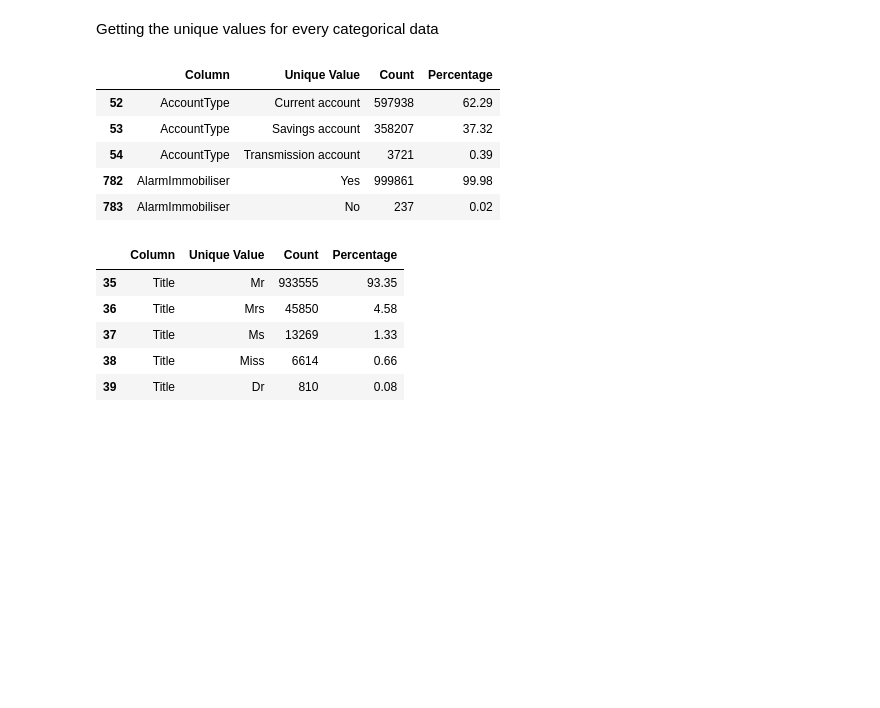
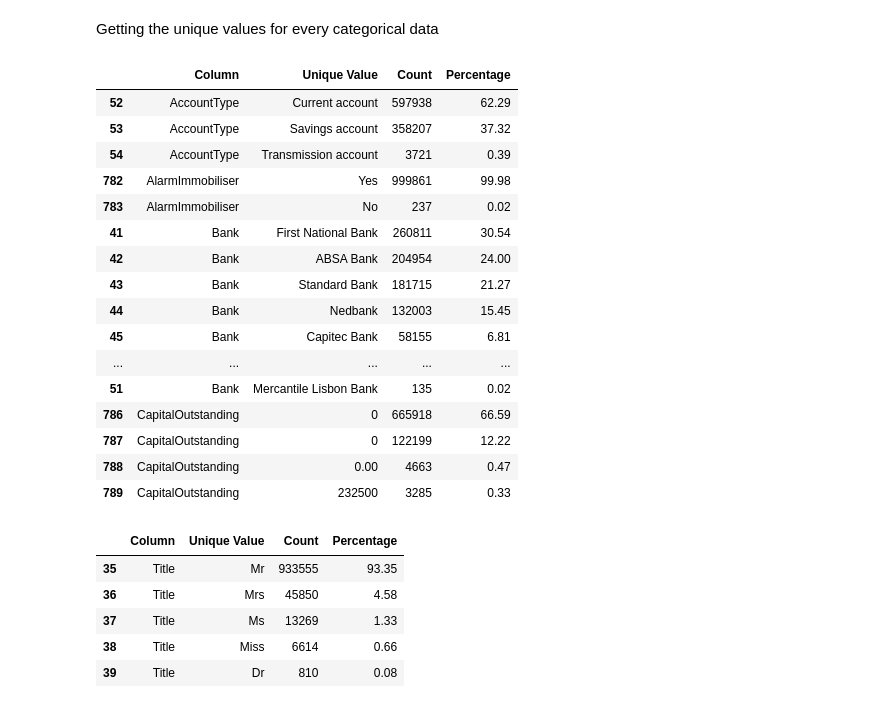
Before and after one commit to rinamoh/Kifiya-AIM-Week_3, a Jupyter notebook: notebooks/EDA.ipynb, the cells around one changed output. Saved outputs shown, nothing was run; the diff lists cells and outputs as text; code cells hidden in the pictures; blank space fills up the shorter version.

```diff
--- a/notebooks/EDA.ipynb
+++ b/notebooks/EDA.ipynb
@@ -64,14 +64,25 @@ Getting the unique values for every categorical data
 # %%
 unique_values = get_unique_values_count(df, get_categorical_columns(df))
 # %%
-unique_values.head()
+unique_values.head(20)
 # %% [output]
 |  | Column | Unique Value | Count | Percentage |
 | 52 | AccountType | Current account | 597938 | 62.29 |
 | 53 | AccountType | Savings account | 358207 | 37.32 |
 | 54 | AccountType | Transmission account | 3721 | 0.39 |
 | 782 | AlarmImmobiliser | Yes | 999861 | 99.98 |
 | 783 | AlarmImmobiliser | No | 237 | 0.02 |
+| 41 | Bank | First National Bank | 260811 | 30.54 |
+| 42 | Bank | ABSA Bank | 204954 | 24.00 |
+| 43 | Bank | Standard Bank | 181715 | 21.27 |
+| 44 | Bank | Nedbank | 132003 | 15.45 |
+| 45 | Bank | Capitec Bank | 58155 | 6.81 |
+| ... | ... | ... | ... | ... |
+| 51 | Bank | Mercantile Lisbon Bank | 135 | 0.02 |
+| 786 | CapitalOutstanding | 0 | 665918 | 66.59 |
+| 787 | CapitalOutstanding | 0 | 122199 | 12.22 |
+| 788 | CapitalOutstanding | 0.00 | 4663 | 0.47 |
+| 789 | CapitalOutstanding | 232500 | 3285 | 0.33 |
 # %%
 unique_values.loc[unique_values['Column'] == 'Title'].head()
 # %% [output]
```
Also changed, not shown: parts of 3 cells of this notebook.
